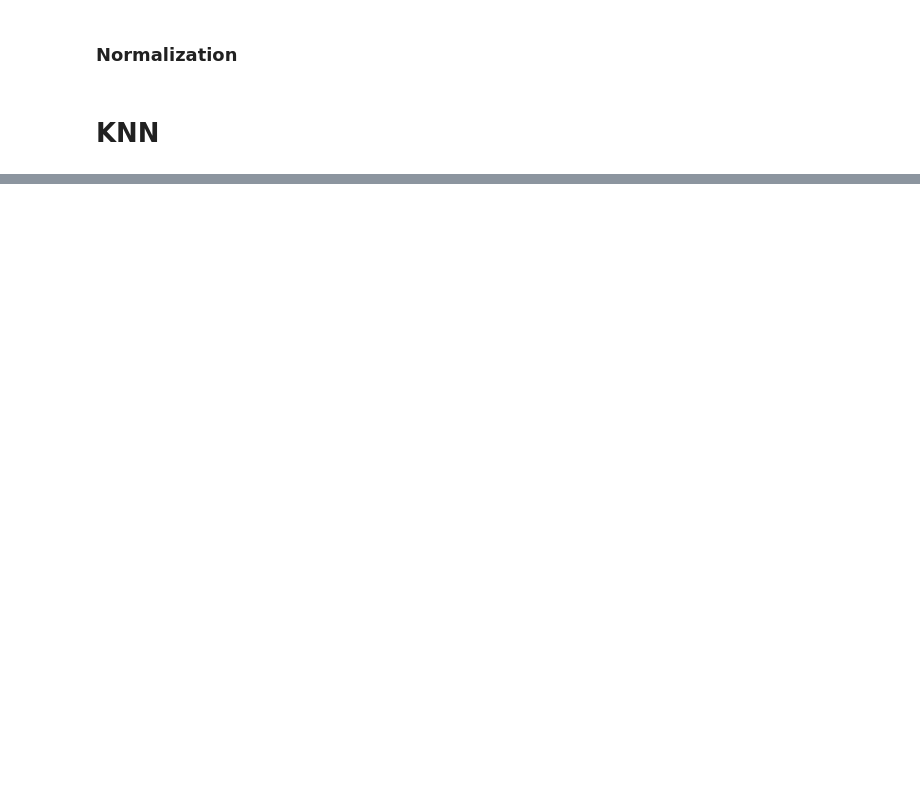
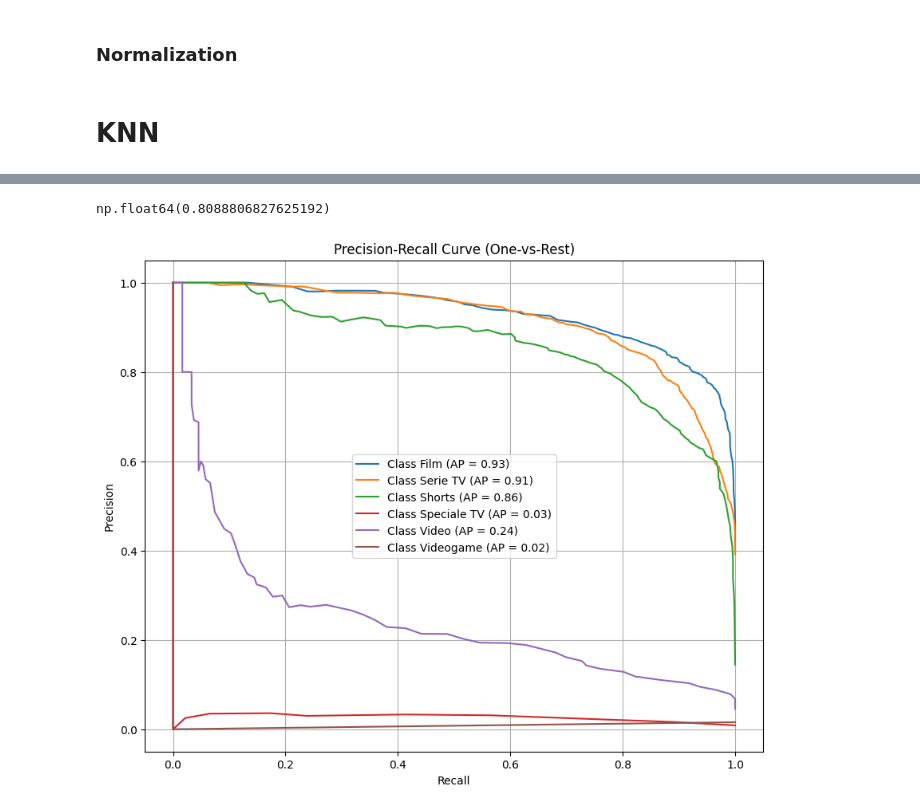
Before and after one commit to luigiascio/Data-Mining-I, a Jupyter notebook: Classification.ipynb, the cells around one changed output, grey strips where cells are left out. Saved outputs shown, nothing was run; the diff lists cells and outputs as text; code cells hidden in the pictures; blank space fills up the shorter version.

```diff
--- a/Classification.ipynb
+++ b/Classification.ipynb
@@ -171,0 +269,28 @@ ImportError: cannot import name 'plot_precision_recall' from 'sklearn.metrics' (
+# %%
+# AUC (AREA UNDER THE CURVE, Ti dice quanto bene il modello riesce a distinguere tra le classi.)
+# media di tutte le classi (le singole sono gia nel grafico)
+roc_auc_score(y_test_binarized, y_test_pred_proba, multi_class="ovr", average="macro")
+# %% [output]
+np.float64(0.8088806827625192)
+# %%
+from sklearn.metrics import precision_recall_curve, average_precision_score
+
+plt.figure(figsize=(10, 8))
+
+for i, class_label in enumerate(classes):
+    # Precision-Recall curve per la classe i
+    precision, recall, _ = precision_recall_curve(y_test_binarized[:, i], y_test_pred_proba[:, i])
+    ap = average_precision_score(y_test_binarized[:, i], y_test_pred_proba[:, i])
+
+    # Traccia la curva Precision-Recall
+    plt.plot(recall, precision, label=f"Class {class_label} (AP = {ap:.2f})")
+
+# Personalizza il grafico
+plt.xlabel("Recall")
+plt.ylabel("Precision")
+plt.title("Precision-Recall Curve (One-vs-Rest)")
+plt.legend(loc="best")
+plt.grid()
+plt.show()
+# %% [output]
+[figure, added]
```
Also changed, not shown: parts of 30 cells of this notebook.
